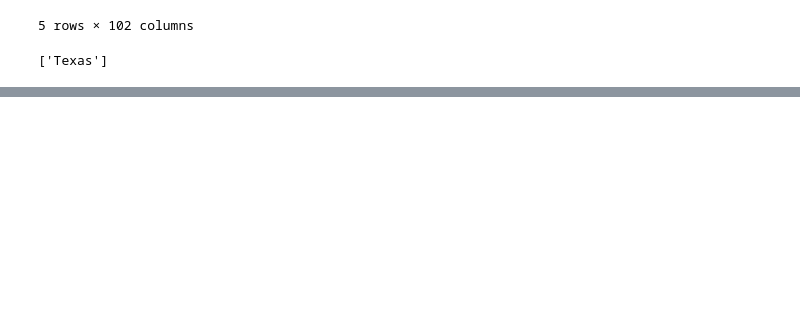
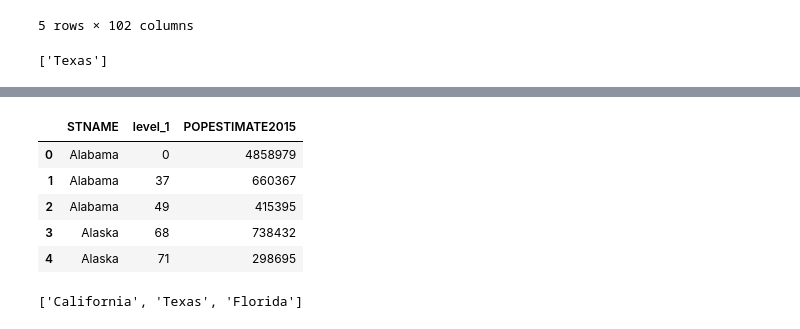
Before and after one commit to Karn-Tiwari-3003/Data-Analytics, a Jupyter notebook: Assignment 2.ipynb, the cells around one changed output, grey strips where cells are left out. Saved outputs shown, nothing was run; the diff lists cells and outputs as text; code cells hidden in the pictures; blank space fills up the shorter version.

```diff
--- a/Assignment 2.ipynb
+++ b/Assignment 2.ipynb
@@ -164,0 +261,2 @@ list(d[d['diff'] == d['diff'].max()]['CTYNAME'])
+# %%
+df1 = df[['STNAME','POPESTIMATE2015']]
@@ -164,0 +272,2 @@ list(d[d['diff'] == d['diff'].max()]['CTYNAME'])
+# %%
+df1 = df1.groupby(['STNAME'])['POPESTIMATE2015'].nlargest(3)
@@ -164,0 +284,15 @@ list(d[d['diff'] == d['diff'].max()]['CTYNAME'])
+# %%
+df1 = df1.reset_index()
+# %%
+df1.head()
+# %% [output]
+|  | STNAME | level_1 | POPESTIMATE2015 |
+| 0 | Alabama | 0 | 4858979 |
+| 1 | Alabama | 37 | 660367 |
+| 2 | Alabama | 49 | 415395 |
+| 3 | Alaska | 68 | 738432 |
+| 4 | Alaska | 71 | 298695 |
+# %%
+list(df1.groupby('STNAME').sum()['POPESTIMATE2015'].nlargest(3).index)
+# %% [output]
+['California', 'Texas', 'Florida']
```
Also changed, not shown: parts of 19 cells of this notebook, 1 other file.
